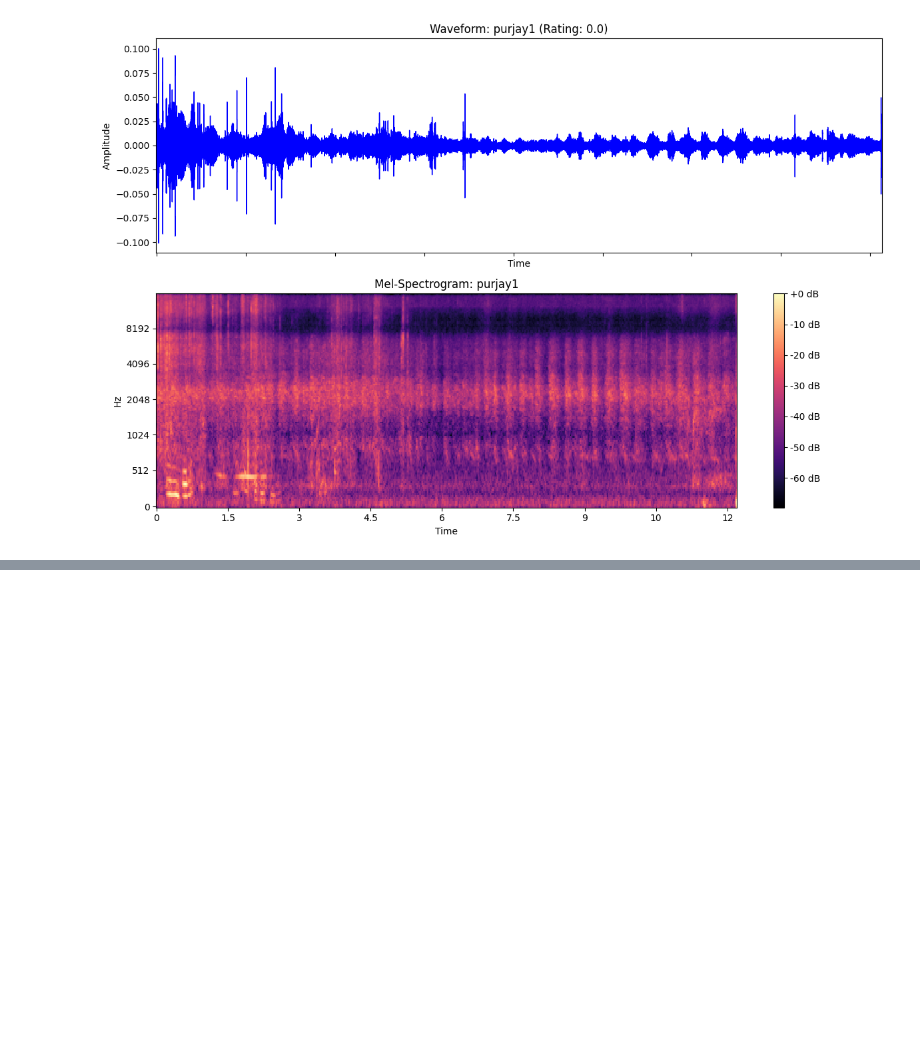
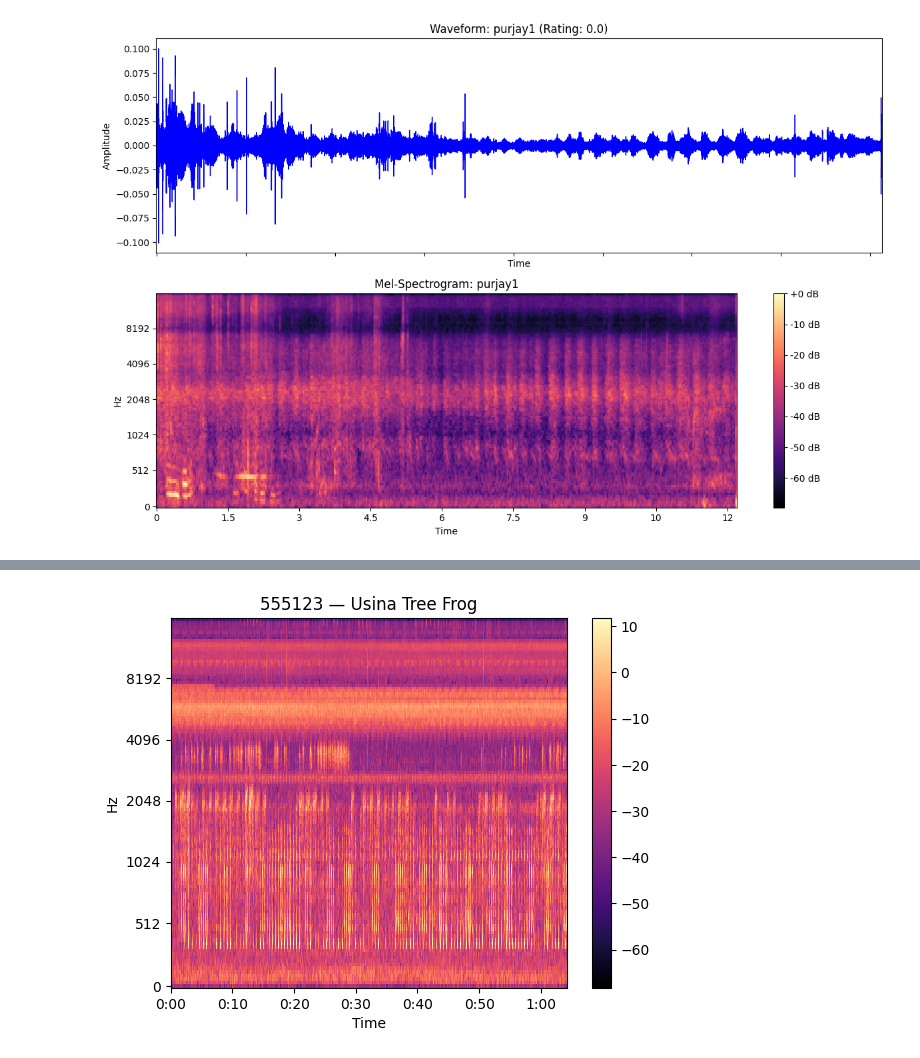
Before and after one commit to ju4nv1e1r4/pantanal, a Jupyter notebook: notebooks/data_exploration.ipynb, the cells around one changed output, grey strips where cells are left out. Drawn from its saved outputs; the diff is of its cells as text; code cells hidden in the pictures; blank space fills up the shorter version.

```diff
--- a/notebooks/data_exploration.ipynb
+++ b/notebooks/data_exploration.ipynb
@@ -185,3 +166,16 @@ Species selected for comparison: purjay1
 >>> DISPLAYING LOW QUALITY (<= 2.0)
 --- Viewing: purjay1 (Rating: 0.0) ---
 [figure]
+# %%
+# TODO: analyze .value_counts()
+df_to_analyze = train[[
+    "primary_label",
+    "common_name",
+    "scientific_name",
+    "class_name",
+    "rating",
+    "collection",
+    "filename"
+]]
+
+df_to_analyze["primary_label"].value_counts()
@@ -187,0 +278,12 @@ Species selected for comparison: purjay1
+# %%
+import librosa, librosa.display, matplotlib.pyplot as plt
+
+row = df_to_analyze[df_to_analyze['primary_label'] == '555123'].iloc[0]
+y, sr = librosa.load(f"../data/train_audio/{row['filename']}", sr=32000)
+S = librosa.feature.melspectrogram(y=y, sr=sr, n_mels=128, fmin=0, fmax=16000)
+librosa.display.specshow(librosa.power_to_db(S), sr=sr, fmin=0, x_axis='time', y_axis='mel')
+plt.colorbar()
+plt.title(f"555123 — {row['common_name']}")
+plt.show()
+# %% [output]
+[figure, added]
```
Also changed, not shown: parts of 12 cells of this notebook.
